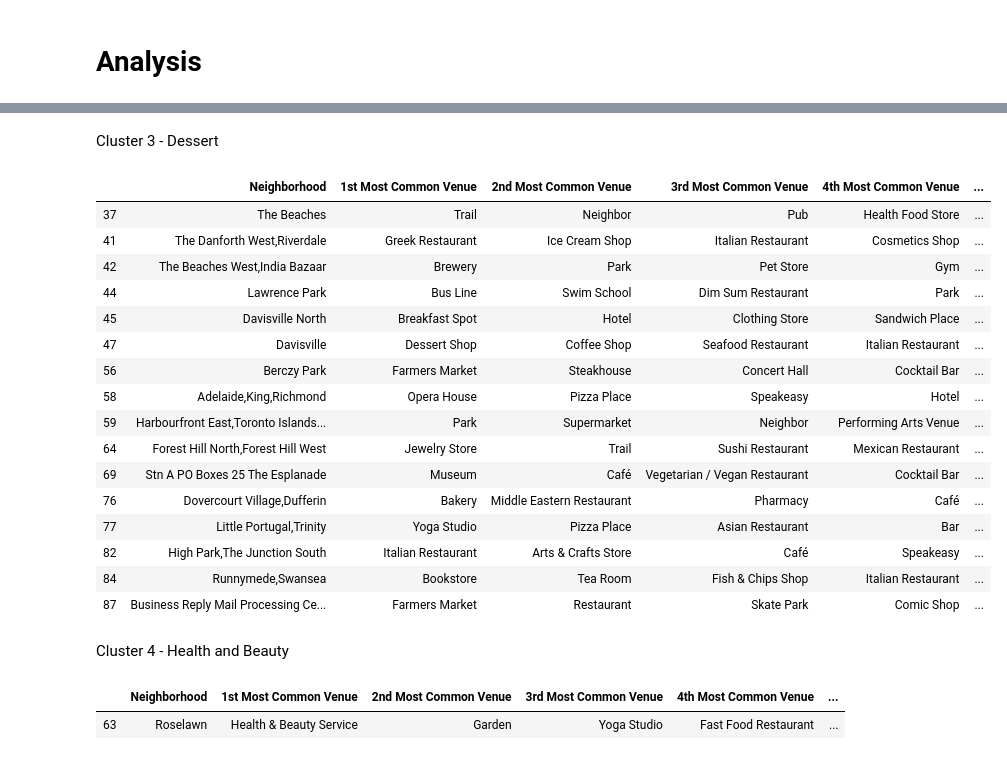
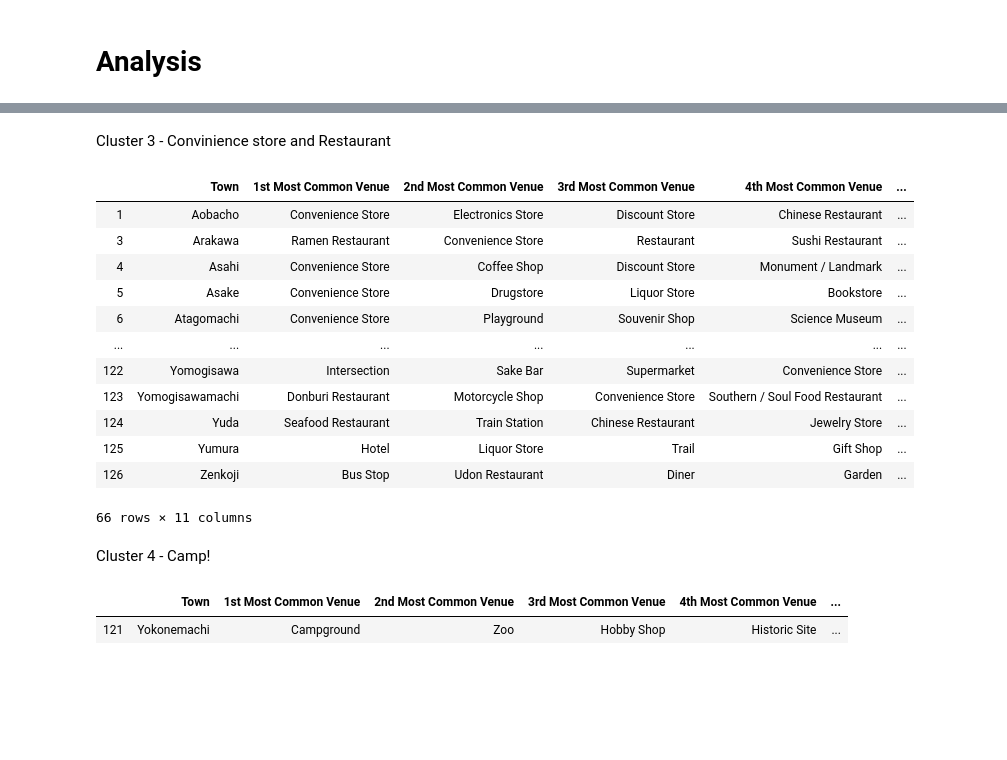
Before and after one commit to morcavon/Coursera_Capstone, a Jupyter notebook: Week4.ipynb, the cells around one changed output, grey strips where cells are left out. Cells and saved outputs as stored; diff of their text form; code cells hidden in the pictures; blank space fills up the shorter version.

```diff
--- a/Week4.ipynb
+++ b/Week4.ipynb
@@ -254,0 +291,3 @@ toronto_grouped.shape
+# %%
+kofu_grouped = kofu_onehot.groupby('Town').mean().reset_index()
+kofu_grouped
@@ -296,7 +350,7 @@ num_top_venues = 10
 indicators = ['st', 'nd', 'rd']
 
 # create columns according to number of top venues
-columns = ['Neighborhood']
+columns = ['Town']
 for ind in np.arange(num_top_venues):
     try:
         #print(ind, indicators[ind])
@@ -305,11 +359,11 @@ for ind in np.arange(num_top_venues):
         columns.append('{}th Most Common Venue'.format(ind+1))
 
 # create a new dataframe
-neighborhoods_venues_sorted = pd.DataFrame(columns=columns)
-neighborhoods_venues_sorted['Neighborhood'] = toronto_grouped['Neighborhood']
+town_venues_sorted = pd.DataFrame(columns=columns)
+town_venues_sorted['Town'] = kofu_grouped['Town']
 
-for ind in np.arange(toronto_grouped.shape[0]):
-    neighborhoods_venues_sorted.iloc[ind, 1:] = return_most_common_venues(toronto_grouped.iloc[ind, :], num_top_venues)
+for ind in np.arange(kofu_grouped.shape[0]):
+    town_venues_sorted.iloc[ind, 1:] = return_most_common_venues(kofu_grouped.iloc[ind, :], num_top_venues)
 
-neighborhoods_venues_sorted.head()
+town_venues_sorted
 # %% [output]
@@ -322,11 +385,11 @@ neighborhoods_venues_sorted.head()
 # %%
 # set number of clusters
-kclusters = 5
+kclusters = 4
 
-toronto_grouped_clustering = toronto_grouped.drop('Neighborhood', 1)
+kofu_grouped_clustering = kofu_grouped.drop('Town', 1)
 
 # run k-means clustering
-kmeans = KMeans(n_clusters=kclusters, random_state=0).fit(toronto_grouped_clustering)
+kmeans = KMeans(n_clusters=kclusters, random_state=0).fit(kofu_grouped_clustering)
 
 # check cluster labels generated for each row in the dataframe
 kmeans.labels_[0:10]
@@ -335,11 +398,16 @@ array([2, 2, 4, 2, 4, 0, 4, 0, 0, 4])
 # %%
 # add clustering labels
-neighborhoods_venues_sorted.insert(0, 'Cluster Labels', kmeans.labels_)
-#print(neighborhoods_venues_sorted.head())
-toronto_merged = df_toronto
+town_venues_sorted.insert(0, 'Cluster Labels', kmeans.labels_)
+
+kofu_merged_common_venues = df_merged
 
 # merge toronto_grouped with toronto_data to add latitude/longitude for each neighborhood
-toronto_merged = toronto_merged.join(neighborhoods_venues_sorted.set_index('Neighborhood'), on='Neighborhood')
+kofu_merged_common_venues = kofu_merged_common_venues.join(town_venues_sorted.set_index('Town'), on='Town')
 
-toronto_merged.head() # check the last columns!
+#Drop Nan rows with cluster label and cast Cluster Labels to integer
+kofu_merged_common_venues.dropna(inplace=True)
+kofu_merged_common_venues = kofu_merged_common_venues.astype({'Cluster Labels':'int32'})
+kofu_merged_common_venues
+
+kofu_merged_common_venues
 # %% [output]
@@ -399,29 +497,25 @@ toronto_merged.loc[toronto_merged['Cluster Labels'] == 1, toronto_merged.columns
-# %% [markdown]
-Cluster 3 - Dessert
+# %% [markdown]
+Cluster 3 - Convinience store and Restaurant
 # %%
-toronto_merged.loc[toronto_merged['Cluster Labels'] == 2, toronto_merged.columns[[1] + list(range(5, toronto_merged.shape[1]))]]
+kofu_merged_common_venues.loc[kofu_merged_common_venues['Cluster Labels'] == 2, kofu_merged_common_venues.columns[[0] + list(range(5, kofu_merged_common_venues.shape[1]))]]
 # %% [output]
-|  | Neighborhood | 1st Most Common Venue | 2nd Most Common Venue | 3rd Most Common Venue | 4th Most Common Venue | ... |
-| 37 | The Beaches | Trail | Neighbor | Pub | Health Food Store | ... |
-| 41 | The Danforth West,Riverdale | Greek Restaurant | Ice Cream Shop | Italian Restaurant | Cosmetics Shop | ... |
-| 42 | The Beaches West,India Bazaar | Brewery | Park | Pet Store | Gym | ... |
-| 44 | Lawrence Park | Bus Line | Swim School | Dim Sum Restaurant | Park | ... |
-| 45 | Davisville North | Breakfast Spot | Hotel | Clothing Store | Sandwich Place | ... |
-| 47 | Davisville | Dessert Shop | Coffee Shop | Seafood Restaurant | Italian Restaurant | ... |
-| 56 | Berczy Park | Farmers Market | Steakhouse | Concert Hall | Cocktail Bar | ... |
-| 58 | Adelaide,King,Richmond | Opera House | Pizza Place | Speakeasy | Hotel | ... |
-| 59 | Harbourfront East,Toronto Islands... | Park | Supermarket | Neighbor | Performing Arts Venue | ... |
-| 64 | Forest Hill North,Forest Hill West | Jewelry Store | Trail | Sushi Restaurant | Mexican Restaurant | ... |
-| 69 | Stn A PO Boxes 25 The Esplanade | Museum | Café | Vegetarian / Vegan Restaurant | Cocktail Bar | ... |
-| 76 | Dovercourt Village,Dufferin | Bakery | Middle Eastern Restaurant | Pharmacy | Café | ... |
-| 77 | Little Portugal,Trinity | Yoga Studio | Pizza Place | Asian Restaurant | Bar | ... |
-| 82 | High Park,The Junction South | Italian Restaurant | Arts & Crafts Store | Café | Speakeasy | ... |
-| 84 | Runnymede,Swansea | Bookstore | Tea Room | Fish & Chips Shop | Italian Restaurant | ... |
-| 87 | Business Reply Mail Processing Ce... | Farmers Market | Restaurant | Skate Park | Comic Shop | ... |
+|  | Town | 1st Most Common Venue | 2nd Most Common Venue | 3rd Most Common Venue | 4th Most Common Venue | ... |
+| 1 | Aobacho | Convenience Store | Electronics Store | Discount Store | Chinese Restaurant | ... |
+| 3 | Arakawa | Ramen Restaurant | Convenience Store | Restaurant | Sushi Restaurant | ... |
+| 4 | Asahi | Convenience Store | Coffee Shop | Discount Store | Monument / Landmark | ... |
+| 5 | Asake | Convenience Store | Drugstore | Liquor Store | Bookstore | ... |
+| 6 | Atagomachi | Convenience Store | Playground | Souvenir Shop | Science Museum | ... |
+| ... | ... | ... | ... | ... | ... | ... |
+| 122 | Yomogisawa | Intersection | Sake Bar | Supermarket | Convenience Store | ... |
+| 123 | Yomogisawamachi | Donburi Restaurant | Motorcycle Shop | Convenience Store | Southern / Soul Food Restaurant | ... |
+| 124 | Yuda | Seafood Restaurant | Train Station | Chinese Restaurant | Jewelry Store | ... |
+| 125 | Yumura | Hotel | Liquor Store | Trail | Gift Shop | ... |
+| 126 | Zenkoji | Bus Stop | Udon Restaurant | Diner | Garden | ... |
+66 rows × 11 columns
 # %% [markdown]
-Cluster 4 - Health and Beauty
+Cluster 4 - Camp!
 # %%
-toronto_merged.loc[toronto_merged['Cluster Labels'] == 3, toronto_merged.columns[[1] + list(range(5, toronto_merged.shape[1]))]]
+kofu_merged_common_venues.loc[kofu_merged_common_venues['Cluster Labels'] == 3, kofu_merged_common_venues.columns[[0] + list(range(5, kofu_merged_common_venues.shape[1]))]]
 # %% [output]
-|  | Neighborhood | 1st Most Common Venue | 2nd Most Common Venue | 3rd Most Common Venue | 4th Most Common Venue | ... |
-| 63 | Roselawn | Health & Beauty Service | Garden | Yoga Studio | Fast Food Restaurant | ... |
+|  | Town | 1st Most Common Venue | 2nd Most Common Venue | 3rd Most Common Venue | 4th Most Common Venue | ... |
+| 121 | Yokonemachi | Campground | Zoo | Hobby Shop | Historic Site | ... |
```
Also changed, not shown: parts of 52 cells of this notebook, 3 other files.
